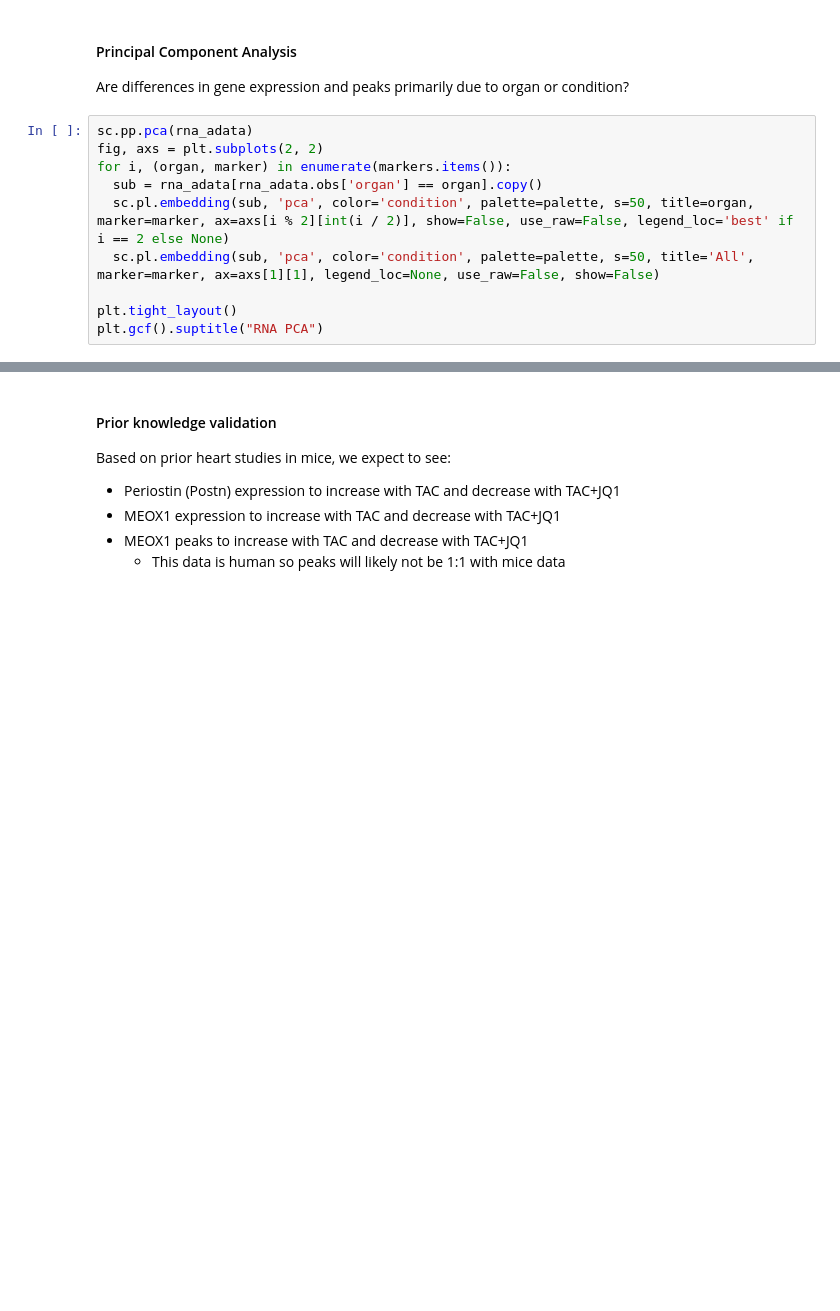
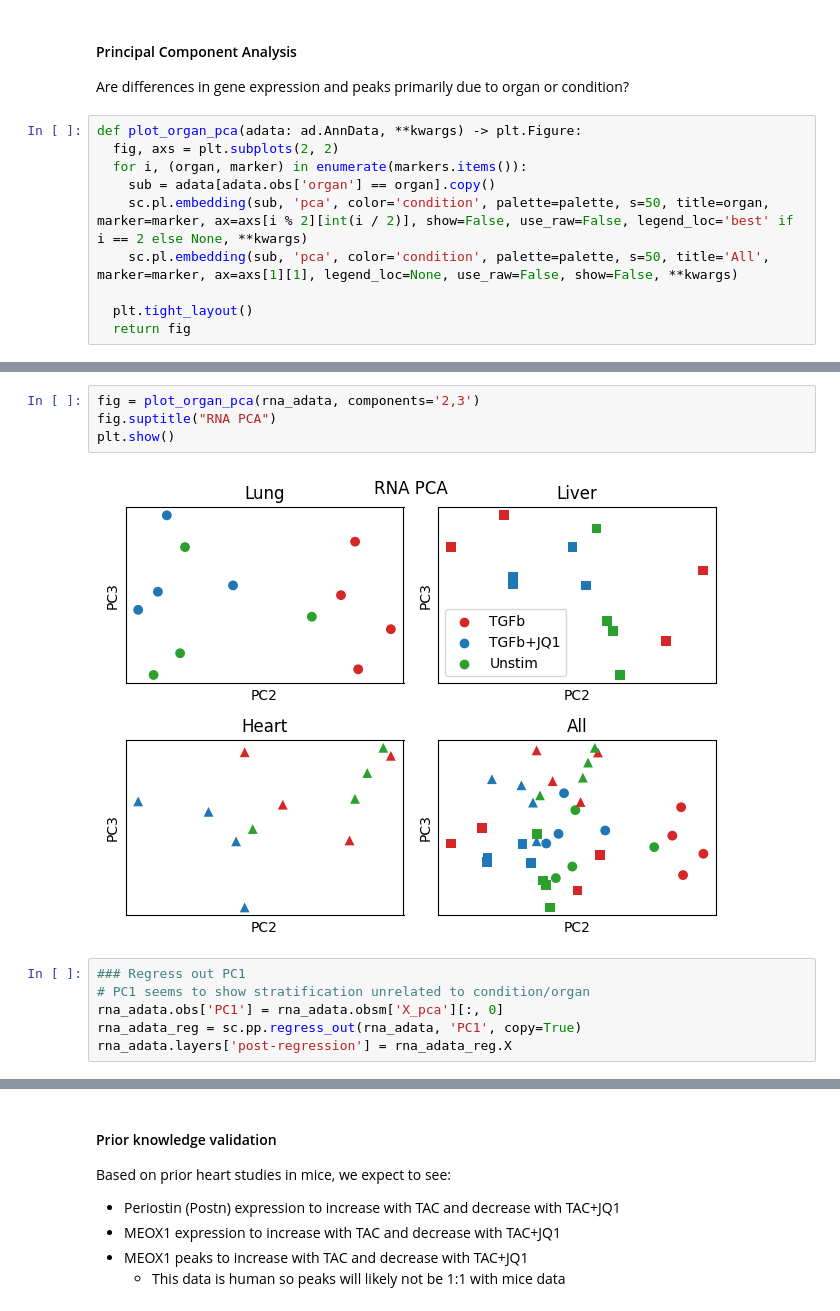
Before and after one commit to pawelab/OrganConditionalFibrosis, a Jupyter notebook: explore_data.ipynb, the cells around one changed output, grey strips where cells are left out. Saved outputs shown, nothing was run; the diff lists cells and outputs as text; blank space fills up the shorter version.

Commit message:
regress out PC1, investigate orthologous regions

```diff
--- a/explore_data.ipynb
+++ b/explore_data.ipynb
@@ -146,12 +146,12 @@ sns.histplot(atac_adata.obs, x='organ', hue='condition', multiple='stack', palet
 
 Are differences in gene expression and peaks primarily due to organ or condition?
 # %%
-sc.pp.pca(rna_adata)
-fig, axs = plt.subplots(2, 2)
-for i, (organ, marker) in enumerate(markers.items()):
-  sub = rna_adata[rna_adata.obs['organ'] == organ].copy()
-  sc.pl.embedding(sub, 'pca', color='condition', palette=palette, s=50, title=organ, marker=marker, ax=axs[i % 2][int(i / 2)], show=False, use_raw=False, legend_loc='best' if i == 2 else None)
-  sc.pl.embedding(sub, 'pca', color='condition', palette=palette, s=50, title='All', marker=marker, ax=axs[1][1], legend_loc=None, use_raw=False, show=False)
+def plot_organ_pca(adata: ad.AnnData, **kwargs) -> plt.Figure:
+  fig, axs = plt.subplots(2, 2)
+  for i, (organ, marker) in enumerate(markers.items()):
+    sub = adata[adata.obs['organ'] == organ].copy()
+    sc.pl.embedding(sub, 'pca', color='condition', palette=palette, s=50, title=organ, marker=marker, ax=axs[i % 2][int(i / 2)], show=False, use_raw=False, legend_loc='best' if i == 2 else None, **kwargs)
+    sc.pl.embedding(sub, 'pca', color='condition', palette=palette, s=50, title='All', marker=marker, ax=axs[1][1], legend_loc=None, use_raw=False, show=False, **kwargs)
 
-plt.tight_layout()
-plt.gcf().suptitle("RNA PCA")
+  plt.tight_layout()
+  return fig
@@ -173,0 +165,12 @@ Text(0.5, 0.98, 'ATAC PCA')
+# %%
+fig = plot_organ_pca(rna_adata, components='2,3')
+fig.suptitle("RNA PCA")
+plt.show()
+# %% [output]
+[figure, added]
+# %%
+### Regress out PC1
+# PC1 seems to show stratification unrelated to condition/organ
+rna_adata.obs['PC1'] = rna_adata.obsm['X_pca'][:, 0]
+rna_adata_reg = sc.pp.regress_out(rna_adata, 'PC1', copy=True)
+rna_adata.layers['post-regression'] = rna_adata_reg.X
```
Also changed, not shown: parts of 31 cells of this notebook.
